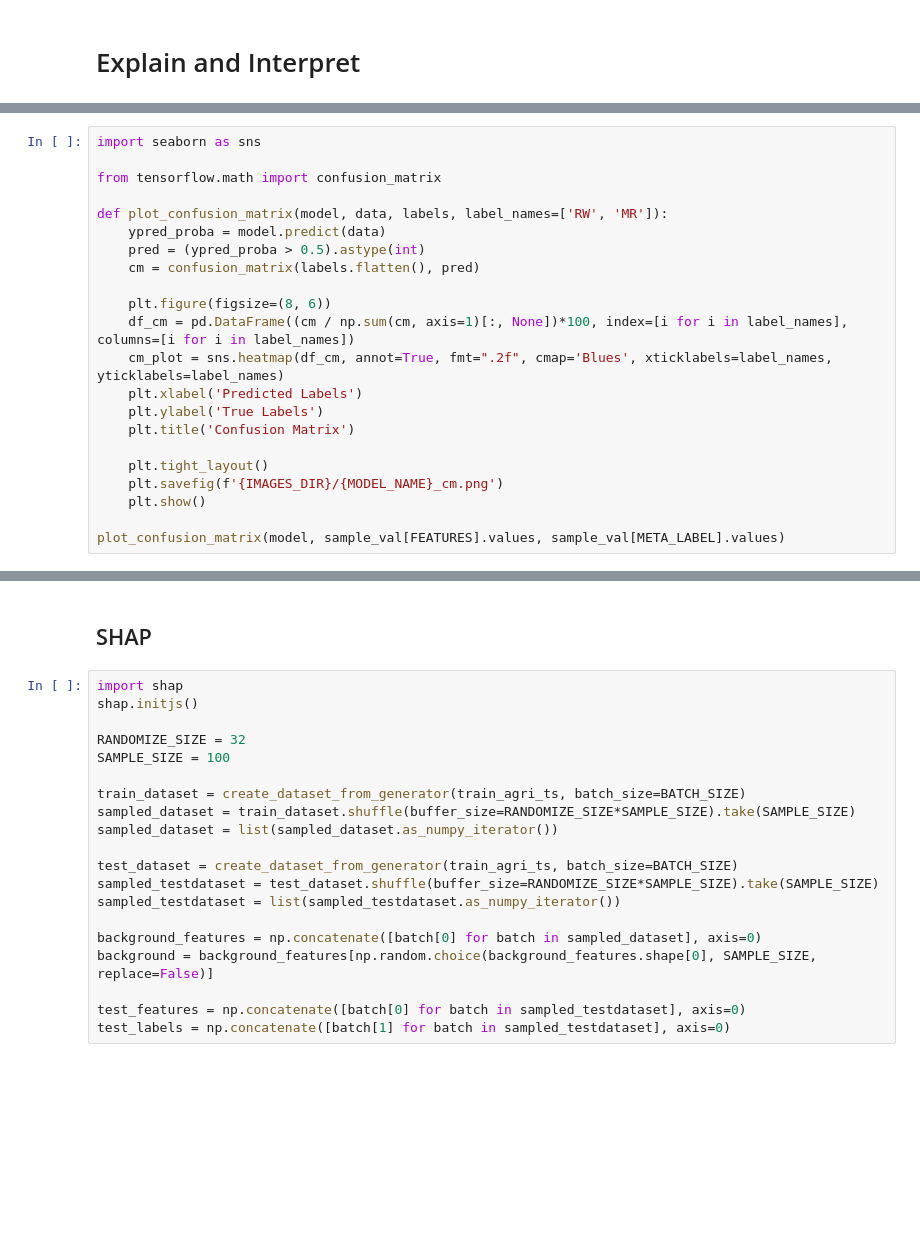
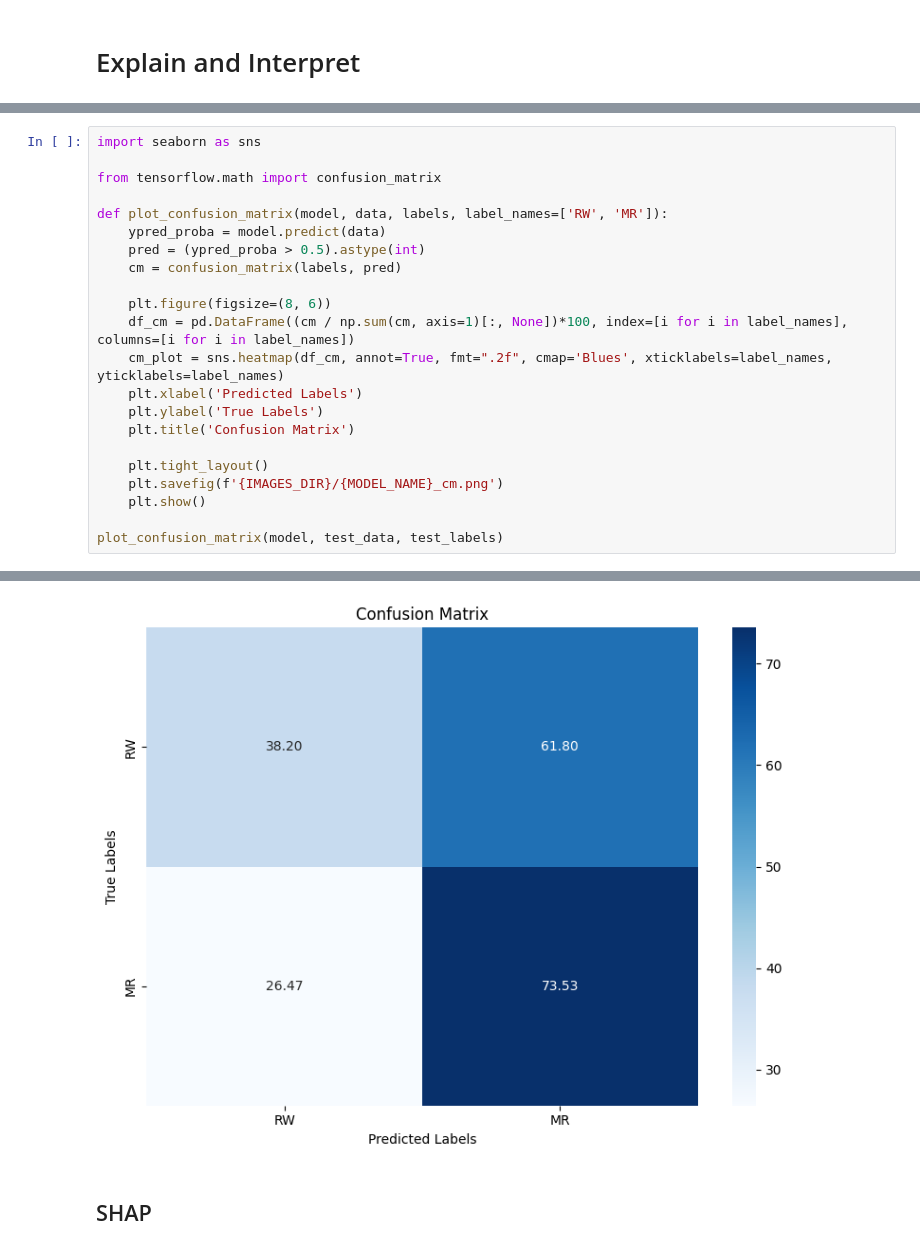
Before and after one commit to adamd1985/intra_day_futures_arb, a Jupyter notebook: cnn_algo.ipynb, the cells around one changed output, grey strips where cells are left out. Cells and saved outputs as stored; diff of their text form; blank space fills up the shorter version.

```diff
--- a/cnn_algo.ipynb
+++ b/cnn_algo.ipynb
@@ -825,7 +826,7 @@ from tensorflow.math import confusion_matrix
 def plot_confusion_matrix(model, data, labels, label_names=['RW', 'MR']):
     ypred_proba = model.predict(data)
     pred = (ypred_proba > 0.5).astype(int)
-    cm = confusion_matrix(labels.flatten(), pred)
+    cm = confusion_matrix(labels, pred)
 
     plt.figure(figsize=(8, 6))
     df_cm = pd.DataFrame((cm / np.sum(cm, axis=1)[:, None])*100, index=[i for i in label_names], columns=[i for i in label_names])
@@ -838,4 +839,5 @@ def plot_confusion_matrix(model, data, labels, label_names=['RW', 'MR']):
     plt.savefig(f'{IMAGES_DIR}/{MODEL_NAME}_cm.png')
     plt.show()
 
-plot_confusion_matrix(model, sample_val[FEATURES].values, sample_val[META_LABEL].values)
+plot_confusion_matrix(model, test_data, test_labels)
+# %% [output]
@@ -842,23 +845,4 @@ plot_confusion_matrix(model, sample_val[FEATURES].values, sample_val[META_LABEL]
+[figure, added]
 # %% [markdown]
 ## SHAP
-# %%
-import shap
-shap.initjs()
-
-RANDOMIZE_SIZE = 32
-SAMPLE_SIZE = 100
-
-train_dataset = create_dataset_from_generator(train_agri_ts, batch_size=BATCH_SIZE)
-sampled_dataset = train_dataset.shuffle(buffer_size=RANDOMIZE_SIZE*SAMPLE_SIZE).take(SAMPLE_SIZE)
-sampled_dataset = list(sampled_dataset.as_numpy_iterator())
-
-test_dataset = create_dataset_from_generator(train_agri_ts, batch_size=BATCH_SIZE)
-sampled_testdataset = test_dataset.shuffle(buffer_size=RANDOMIZE_SIZE*SAMPLE_SIZE).take(SAMPLE_SIZE)
-sampled_testdataset = list(sampled_testdataset.as_numpy_iterator())
-
-background_features = np.concatenate([batch[0] for batch in sampled_dataset], axis=0)
-background = background_features[np.random.choice(background_features.shape[0], SAMPLE_SIZE, replace=False)]
-
-test_features = np.concatenate([batch[0] for batch in sampled_testdataset], axis=0)
-test_labels = np.concatenate([batch[1] for batch in sampled_testdataset], axis=0)
 # %%
```
Also changed, not shown: parts of 20 cells of this notebook.
